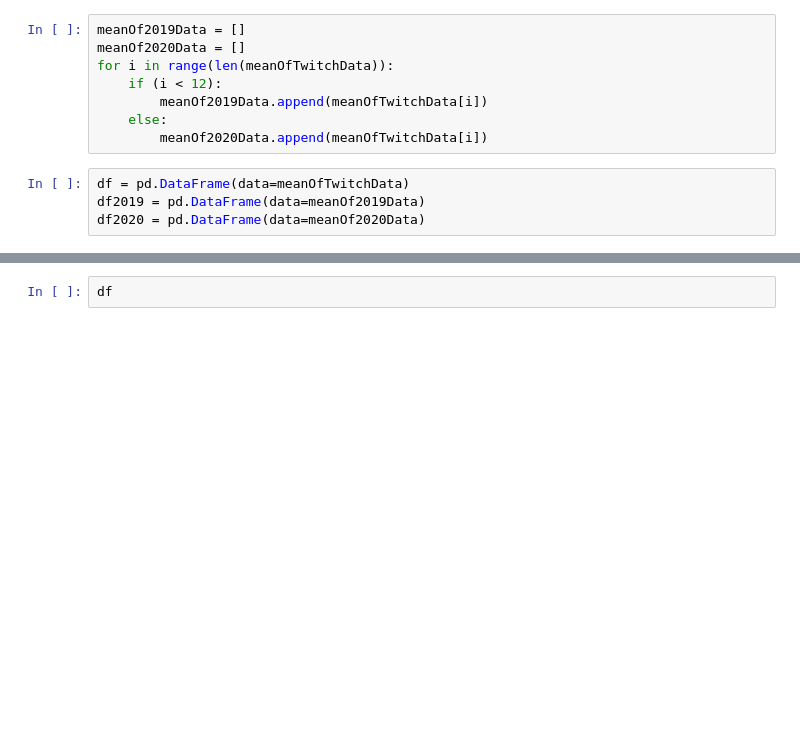
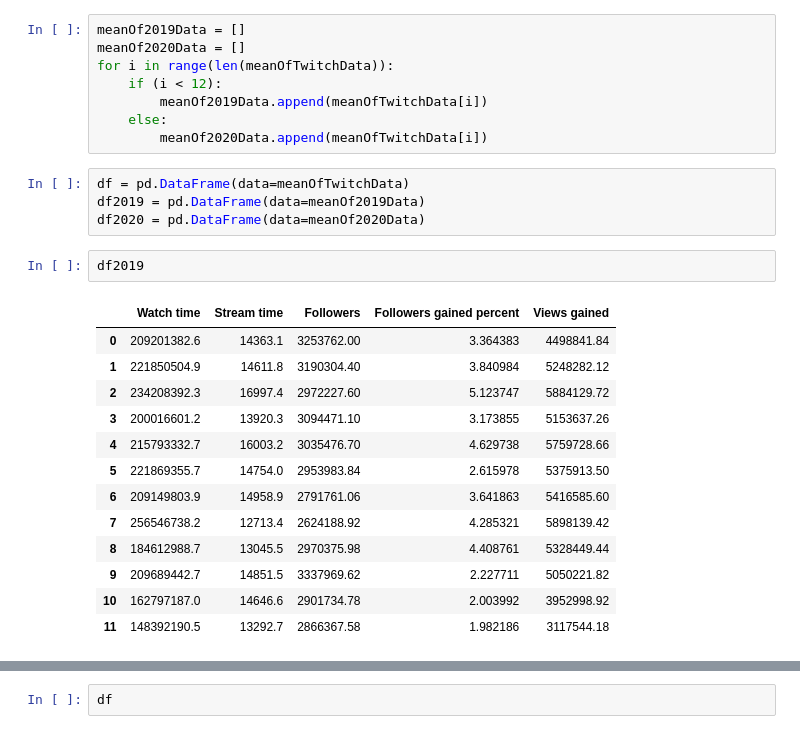
Before and after one commit to dayes5/Twitch-Analysis, a Jupyter notebook: FinalProjectGroup079-Wi22.ipynb, the cells around one changed output, grey strips where cells are left out. Drawn from its saved outputs; the diff is of its cells as text; blank space fills up the shorter version.

```diff
--- a/FinalProjectGroup079-Wi22.ipynb
+++ b/FinalProjectGroup079-Wi22.ipynb
@@ -234,3 +257,19 @@ for i in range(len(meanOfTwitchData)):
 df = pd.DataFrame(data=meanOfTwitchData)
 df2019 = pd.DataFrame(data=meanOf2019Data)
 df2020 = pd.DataFrame(data=meanOf2020Data)
+# %%
+df2019
+# %% [output]
+|  | Watch time | Stream time | Followers | Followers gained percent | Views gained |
+| 0 | 209201382.6 | 14363.1 | 3253762.00 | 3.364383 | 4498841.84 |
+| 1 | 221850504.9 | 14611.8 | 3190304.40 | 3.840984 | 5248282.12 |
+| 2 | 234208392.3 | 16997.4 | 2972227.60 | 5.123747 | 5884129.72 |
+| 3 | 200016601.2 | 13920.3 | 3094471.10 | 3.173855 | 5153637.26 |
+| 4 | 215793332.7 | 16003.2 | 3035476.70 | 4.629738 | 5759728.66 |
+| 5 | 221869355.7 | 14754.0 | 2953983.84 | 2.615978 | 5375913.50 |
+| 6 | 209149803.9 | 14958.9 | 2791761.06 | 3.641863 | 5416585.60 |
+| 7 | 256546738.2 | 12713.4 | 2624188.92 | 4.285321 | 5898139.42 |
+| 8 | 184612988.7 | 13045.5 | 2970375.98 | 4.408761 | 5328449.44 |
+| 9 | 209689442.7 | 14851.5 | 3337969.62 | 2.227711 | 5050221.82 |
+| 10 | 162797187.0 | 14646.6 | 2901734.78 | 2.003992 | 3952998.92 |
+| 11 | 148392190.5 | 13292.7 | 2866367.58 | 1.982186 | 3117544.18 |
```
Also changed, not shown: parts of 25 cells of this notebook.
